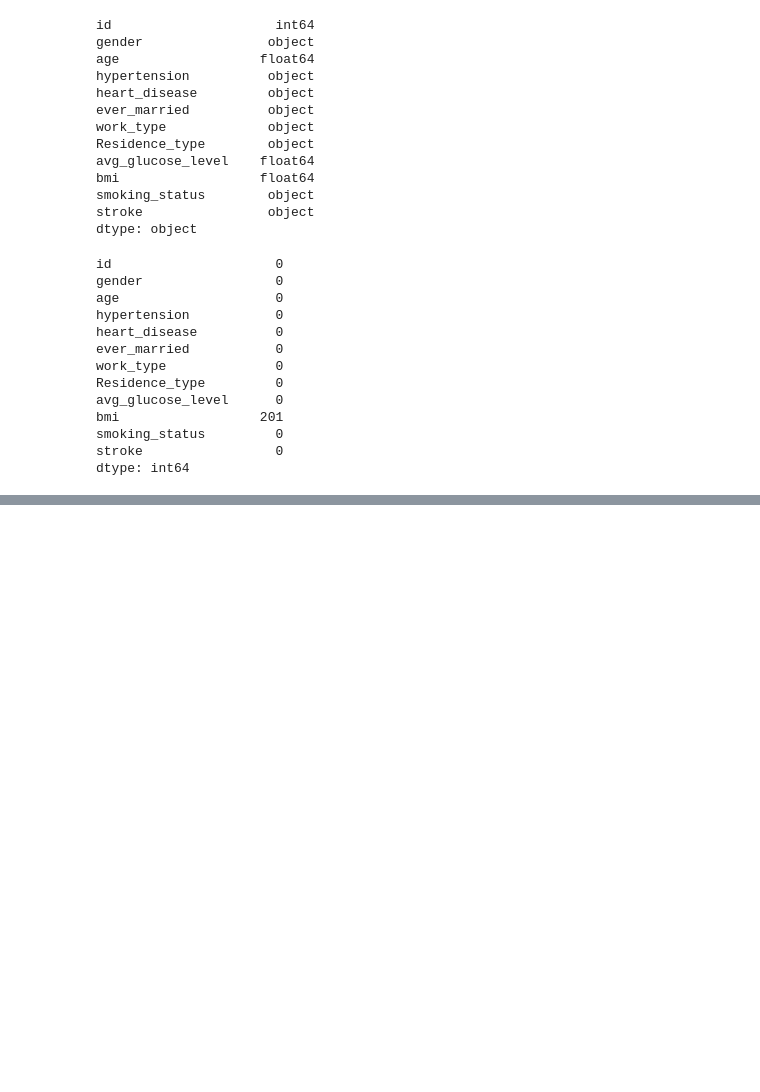
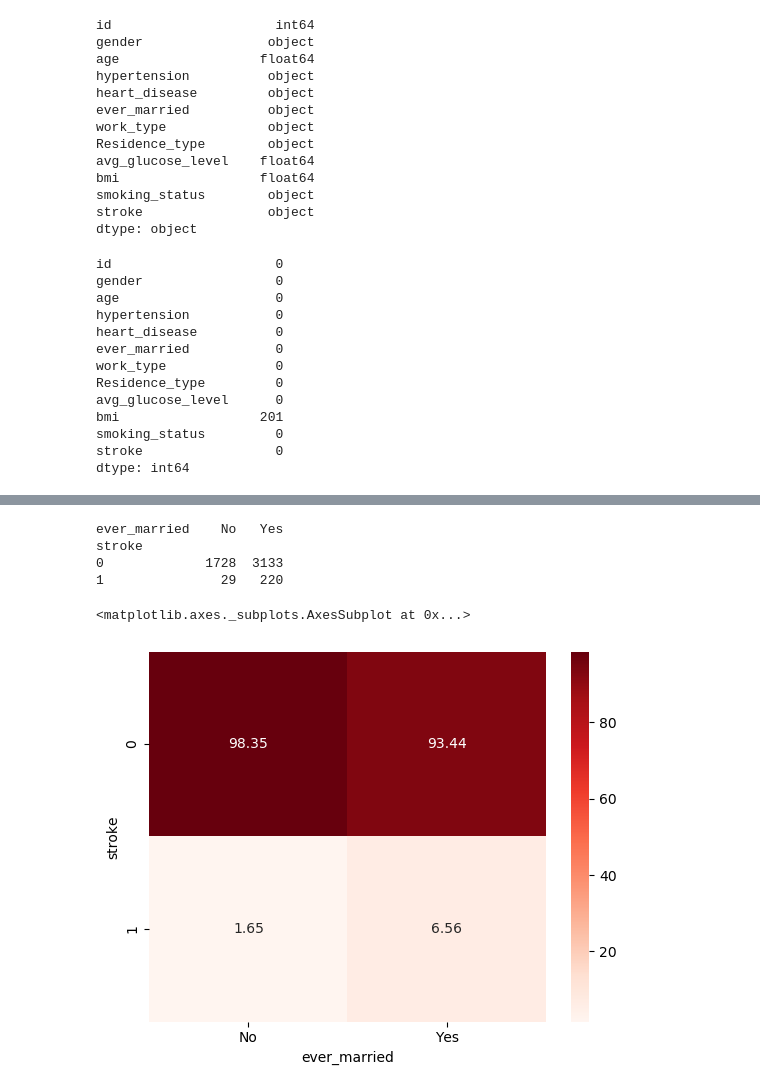
Before and after one commit to poojamahajan0712/Data-Science-Portfolio, a Jupyter notebook: Classification/StrokePrediction/StrokePrediction.ipynb, the cells around one changed output, grey strips where cells are left out. Drawn from its saved outputs; the diff is of its cells as text; code cells hidden in the pictures; blank space fills up the shorter version.

```diff
--- a/Classification/StrokePrediction/StrokePrediction.ipynb
+++ b/Classification/StrokePrediction/StrokePrediction.ipynb
@@ -79,0 +99,15 @@ sns.countplot(x='ever_married',data = stroke_data,hue = 'stroke')
+# %%
+crosstab = pd.crosstab(stroke_data['stroke'], stroke_data['ever_married'],normalize='columns')*100
+print(pd.crosstab(stroke_data['stroke'], stroke_data['ever_married']))
+# Plot the heatmap
+sns.heatmap(crosstab, annot=True, fmt='.2f', cmap='Reds')
+
+## Out of people getting stroke 88% were married and 11% unmarried,
+#while with no stroke 65% were married, although there is huge imbalance in the classes present.
+# %% [output]
+ever_married    No   Yes
+stroke
+0             1728  3133
+1               29   220
+<matplotlib.axes._subplots.AxesSubplot at 0x...>
+[figure, added]
```
Also changed, not shown: parts of 33 cells of this notebook.
